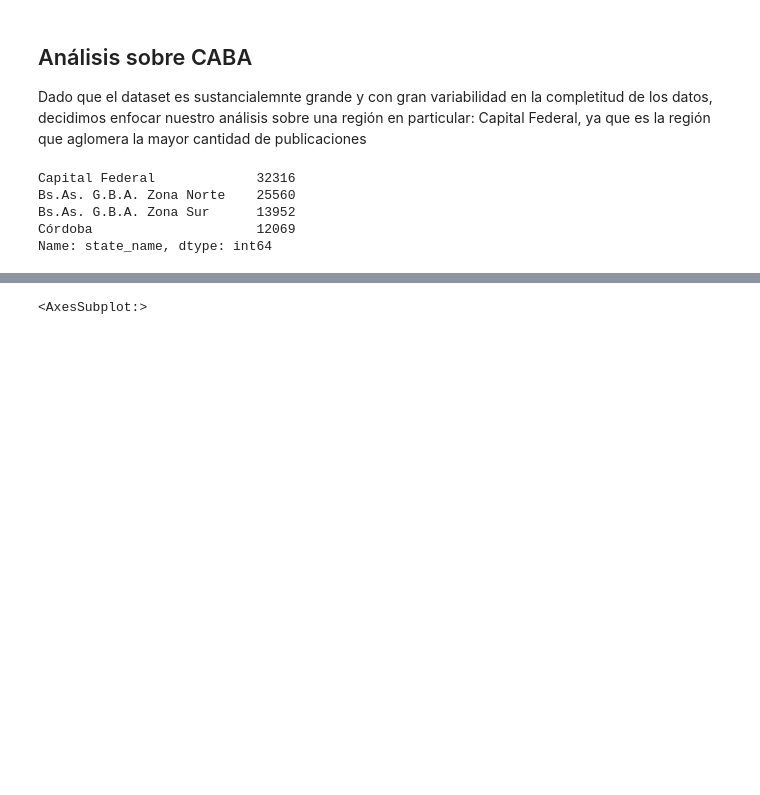
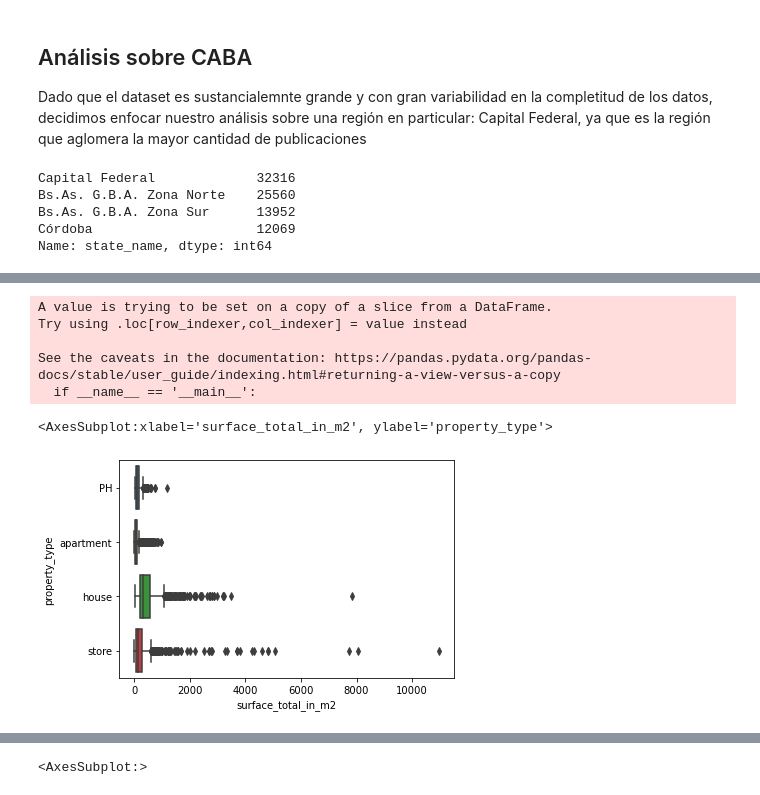
Before and after one commit to franfasan1/DH_G8_desafio1, a Jupyter notebook: notebook_desafio.ipynb, the cells around one changed output, grey strips where cells are left out. Saved outputs shown, nothing was run; the diff lists cells and outputs as text; code cells hidden in the pictures; blank space fills up the shorter version.

```diff
--- a/notebook_desafio.ipynb
+++ b/notebook_desafio.ipynb
@@ -112,0 +129,20 @@ data2.sample(3)
+# %%
+# maximo = data2.surface_total_in_m2.max()
+# data2['surface_total_in_m2'] = data2.surface_total_in_m2.replace(maximo, np.NaN)
+
+remplazo = data2[(data2.property_type == 'apartment') & (data2.surface_total_in_m2 > 2000)].surface_total_in_m2 / 100
+
+prueba = pd.merge(data2, remplazo, right_index= True, left_index= True, suffixes=("","_new"), how = 'left')
+prueba
+
+data2['surface_total_in_m2'] = prueba.surface_total_in_m2_new.fillna(prueba.surface_total_in_m2)
+
+sns.boxplot(data2.surface_total_in_m2, data2.property_type)
+# %% [output]
+A value is trying to be set on a copy of a slice from a DataFrame.
+Try using .loc[row_indexer,col_indexer] = value instead
+
+See the caveats in the documentation: https://pandas.pydata.org/pandas-docs/stable/user_guide/indexing.html#returning-a-view-versus-a-copy
+  if __name__ == '__main__':
+<AxesSubplot:xlabel='surface_total_in_m2', ylabel='property_type'>
+[figure, added]
```
Also changed, not shown: parts of 16 cells of this notebook.
